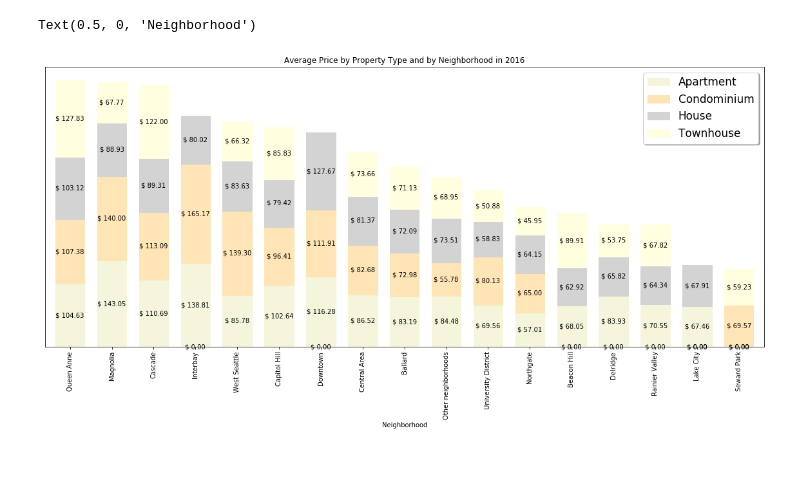
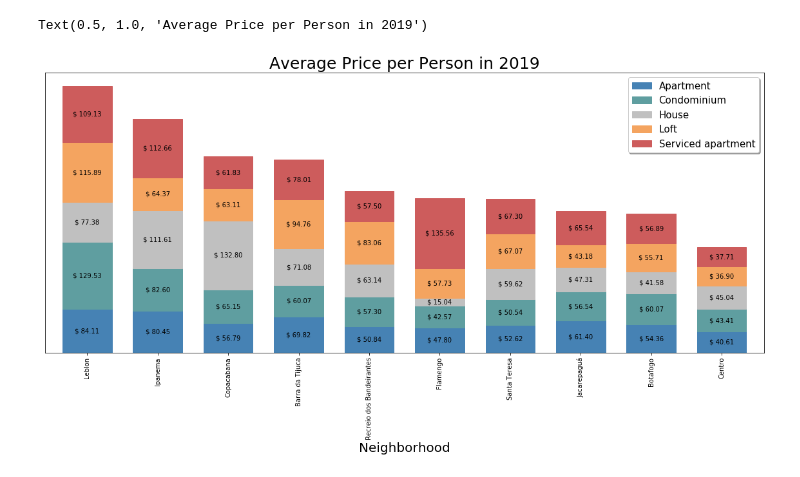
Before and after one commit to MarceloArrais/udacity-datascientist-nanodegree, a Jupyter notebook: rio-de-janeiro-airbnb/rio-de-janeiro.ipynb, the cells around one changed output. Cells and saved outputs as stored; diff of their text form; code cells hidden in the pictures.

```diff
--- a/rio-de-janeiro-airbnb/rio-de-janeiro.ipynb
+++ b/rio-de-janeiro-airbnb/rio-de-janeiro.ipynb
@@ -368,0 +160,6 @@ df_ngbhood_grp
+# %%
+# What were the most wanted property type in 2019?
+df_analysis19 = df_analysis19[df_analysis19.neighbourhood_cleansed.isin(popular_ngbhood_list)]
+df_analysis19.property_type.value_counts(normalize = True).head().plot.bar(figsize = (20,5), grid = True, title = "Percentual of reviews by Property Type")
+popular_proptype_list = df_analysis19.property_type.value_counts(normalize = True).head().index
+popular_proptype_list
@@ -368,0 +169,4 @@ df_ngbhood_grp
+# %%
+df_analysis19 = df_analysis19[df_analysis19.property_type.isin(popular_proptype_list)]
+df_analysis19['price_accommodates'] = df_analysis19['price'] / df_analysis19['accommodates']
+df_analysis19.head()
@@ -368,0 +180,7 @@ df_ngbhood_grp
+# %%
+# Groupping df_analysis to plot it.
+df_analysis19_grp = df_analysis19.groupby(['neighbourhood_cleansed', 'property_type']).price_accommodates.mean().unstack(1)
+df_analysis19_grp['total'] = df_analysis19_grp['Apartment'] + df_analysis19_grp['Serviced apartment'] + df_analysis19_grp['Condominium'] + df_analysis19_grp['Loft'] + df_analysis19_grp['House']
+
+df_analysis19_grp.sort_values(by = ['total'], ascending = False, inplace= True)
+df_analysis19_grp
@@ -369,28 +200,30 @@ df_ngbhood_grp
 # %%
-#First Plotting Section
+#Second Plotting Section
 
-chart3 = df_ngbhood_grp.loc[:, 'Apartment': 'Townhouse'].plot.bar(stacked=True, width = 0.7, title = 'Average Price by Property Type and by Neighborhood in 2016')
+chart2 = df_analysis19_grp.loc[:, 'Apartmen':'Serviced apartment'].plot.bar(stacked=True, width = 0.7)
 
 #Support variables
 count = 1
-color = 'beige'
+color = 'steelblue'
 
 #Plotting
-for p in chart3.patches:
-    if count >= 17: color = 'moccasin'
-    if count >= 34: color = 'lightgray'
-    if count >= 51: color = 'lightyellow'
+for p in chart2.patches:
+    if count > 10: color = 'cadetblue'
+    if count > 20: color = 'silver'
+    if count > 30: color = 'sandybrown'
+    if count > 40: color = 'indianred'
     p.set_color(color)
     width, height = p.get_width(), p.get_height()
     x, y = p.get_xy()
-    chart3.text(x+width/2, y+height/2, '$ {:.2f}'.format(height), horizontalalignment='center', verticalalignment='center')
+    chart2.text(x+width/2, y+height/2, '$ {:.2f}'.format(height), horizontalalignment='center', verticalalignment='center')
     count += 1
 
 #Setting of chart
-chart3.figure.set_size_inches(20, 8)
-chart3.yaxis.set_visible(False)
-chart3.legend(shadow = True, fontsize = 17)
-plt.xlabel('Neighborhood')
+chart2.figure.set_size_inches(20, 8)
+chart2.yaxis.set_visible(False)
+chart2.legend(shadow = True, fontsize = 15)
+plt.xlabel('Neighborhood', fontsize = 20)
+plt.title('Average Price per Person in 2019', fontsize = 25)
 # %% [output]
-Text(0.5, 0, 'Neighborhood')
+Text(0.5, 1.0, 'Average Price per Person in 2019')
-[figure, old version]
+[figure, new version]
```
Also changed, not shown: parts of 35 cells of this notebook.
